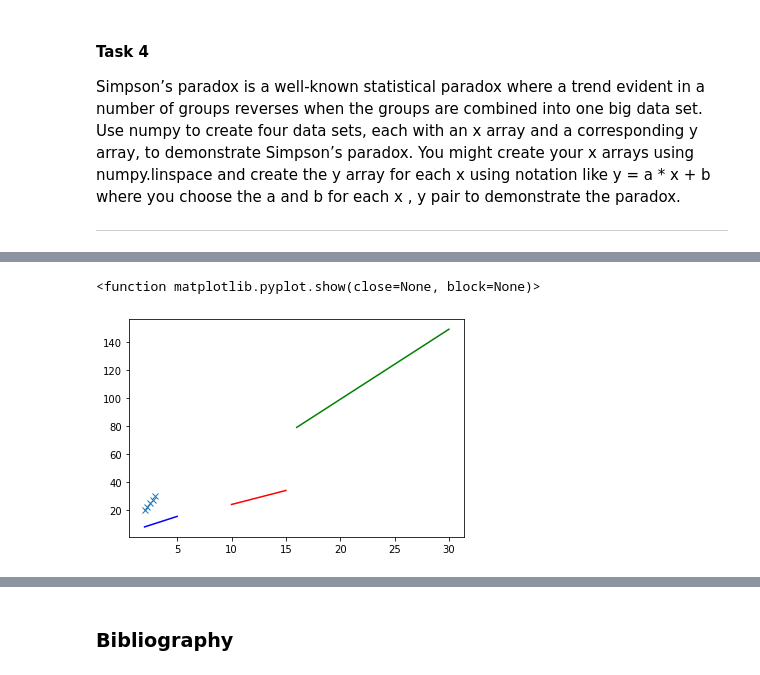
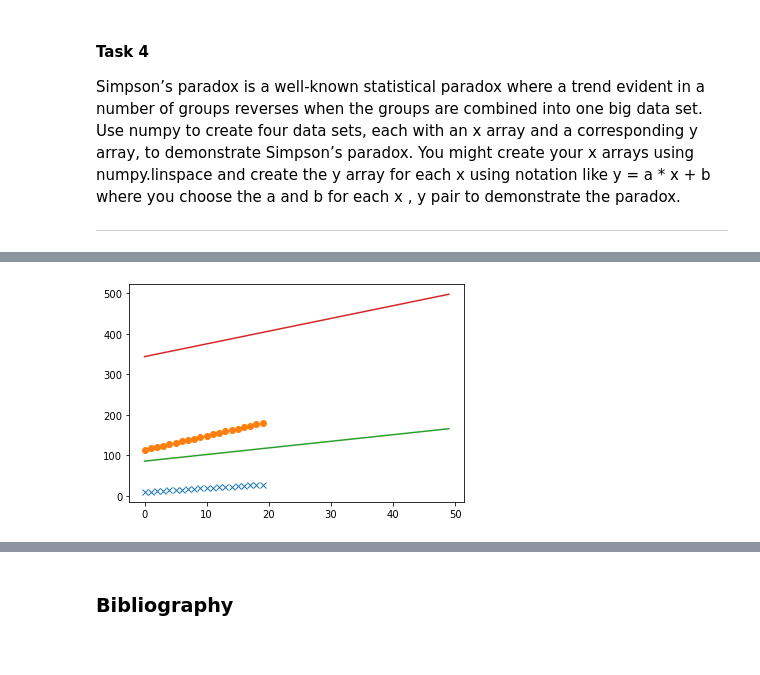
Before and after one commit to jonkavana/FODA-Assessment-2020, a Jupyter notebook: FODA - Task File.ipynb, the cells around one changed output, grey strips where cells are left out. Drawn from its saved outputs; the diff is of its cells as text; code cells hidden in the pictures.

```diff
--- a/FODA - Task File.ipynb
+++ b/FODA - Task File.ipynb
@@ -372,0 +407,3 @@ array([ 8.        ,  8.19230769,  8.38461538,  8.57692308,  8.76923077,
+# %%
+Lis1xy = Lis1x + Lis1y
+Lis1xy
@@ -372,0 +428,3 @@ array([ 8.        ,  8.19230769,  8.38461538,  8.57692308,  8.76923077,
+# %%
+Lis2x = np.linspace(31.0, 45.0, 50)
+Lis2x
@@ -372,0 +442,3 @@ array([ 8.        ,  8.19230769,  8.38461538,  8.57692308,  8.76923077,
+# %%
+Lis2y = 10 * Lis2x + 3.0
+Lis2y
@@ -372,0 +459,3 @@ array([ 8.        ,  8.19230769,  8.38461538,  8.57692308,  8.76923077,
+# %%
+Lis2xy = Lis2x + Lis2y
+Lis2xy
@@ -373,9 +499,8 @@ array([ 8.        ,  8.19230769,  8.38461538,  8.57692308,  8.76923077,
 # %%
-plt.plot(Arr1x, Arr1y, 'x')
-plt.plot(Arr2x, Arr2y, 'r')
-plt.plot(Arr3x, Arr3y, 'g')
-plt.plot(Arr4x, Arr4y, 'b')
-plt.show
+plt.plot(Arr1xy, 'x')
+plt.plot(Arr2xy, 'o')
+plt.plot(Lis1xy)
+plt.plot(Lis2xy)
+plt.show();
 # %% [output]
-<function matplotlib.pyplot.show(close=None, block=None)>
-[figure, old version]
+[figure, new version]
```
Also changed, not shown: parts of 39 cells of this notebook.
